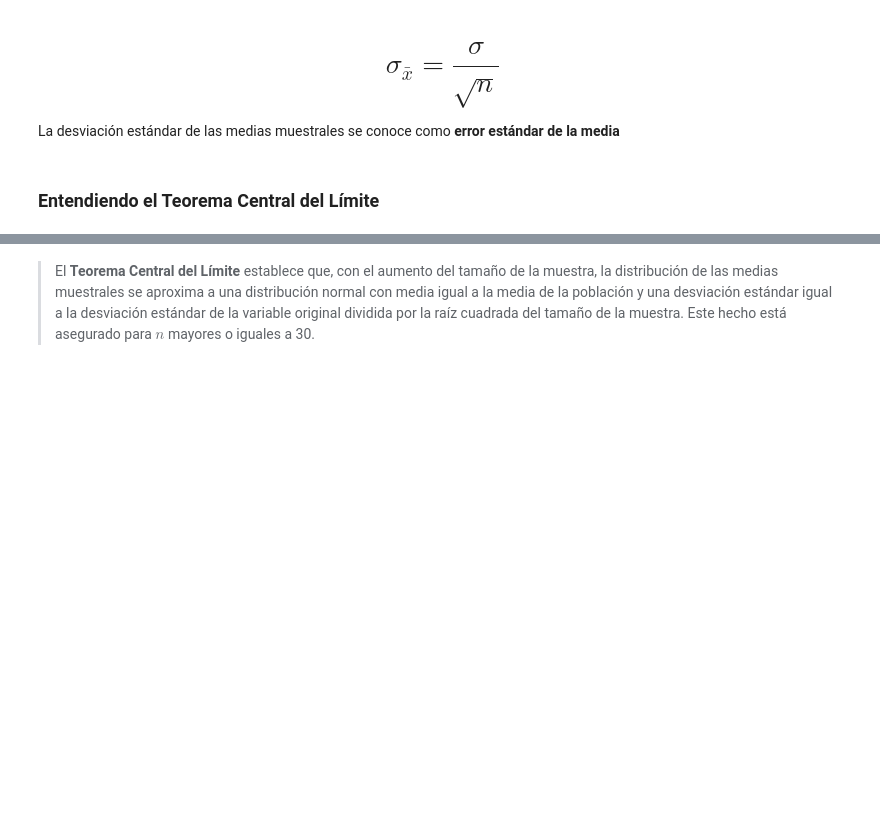
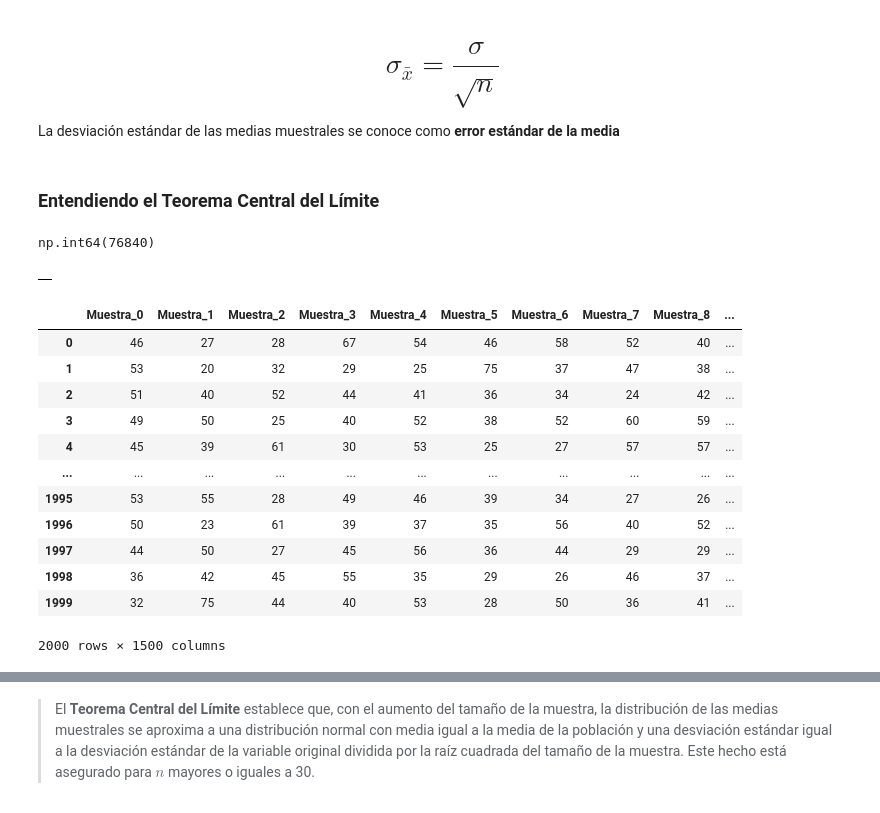
Before and after one commit to clopezv/Challenger_TelecomX, a Jupyter notebook: Inicial.ipynb, the cells around one changed output, grey strips where cells are left out. Drawn from its saved outputs; the diff is of its cells as text; code cells hidden in the pictures; blank space fills up the shorter version.

```diff
--- a/Inicial.ipynb
+++ b/Inicial.ipynb
@@ -783,3 +816,40 @@ Es la forma de hacer suposiciones generalizadas sobre los parámetros de una pob
 La desviación estándar de las medias muestrales se conoce como **error estándar de la media**
 # %% [markdown]
 ### Entendiendo el Teorema Central del Límite
+# %%
+n = 2000
+total_de_muestras = 1500
+total_de_muestras
+total = datos.Edad.count()
+total
+# %% [output]
+np.int64(76840)
+# %%
+muestras = pd.DataFrame()
+muestras
+# %% [output]
+|  |
+# %%
+lista_de_muestras = []
+for i in range(total_de_muestras):
+    muestra = datos.Edad.sample(n, replace=True).reset_index(drop=True)
+    lista_de_muestras.append(muestra)
+
+
+muestras = pd.concat(lista_de_muestras, axis=1)
+muestras.columns = [f"Muestra_{i}" for i in range(total_de_muestras)]
+muestras
+# %% [output]
+|  | Muestra_0 | Muestra_1 | Muestra_2 | Muestra_3 | Muestra_4 | Muestra_5 | Muestra_6 | Muestra_7 | Muestra_8 | ... |
+| 0 | 46 | 27 | 28 | 67 | 54 | 46 | 58 | 52 | 40 | ... |
+| 1 | 53 | 20 | 32 | 29 | 25 | 75 | 37 | 47 | 38 | ... |
+| 2 | 51 | 40 | 52 | 44 | 41 | 36 | 34 | 24 | 42 | ... |
+| 3 | 49 | 50 | 25 | 40 | 52 | 38 | 52 | 60 | 59 | ... |
+| 4 | 45 | 39 | 61 | 30 | 53 | 25 | 27 | 57 | 57 | ... |
+| ... | ... | ... | ... | ... | ... | ... | ... | ... | ... | ... |
+| 1995 | 53 | 55 | 28 | 49 | 46 | 39 | 34 | 27 | 26 | ... |
+| 1996 | 50 | 23 | 61 | 39 | 37 | 35 | 56 | 40 | 52 | ... |
+| 1997 | 44 | 50 | 27 | 45 | 56 | 36 | 44 | 29 | 29 | ... |
+| 1998 | 36 | 42 | 45 | 55 | 35 | 29 | 26 | 46 | 37 | ... |
+| 1999 | 32 | 75 | 44 | 40 | 53 | 28 | 50 | 36 | 41 | ... |
+2000 rows × 1500 columns
```
Also changed, not shown: parts of 81 cells of this notebook.
